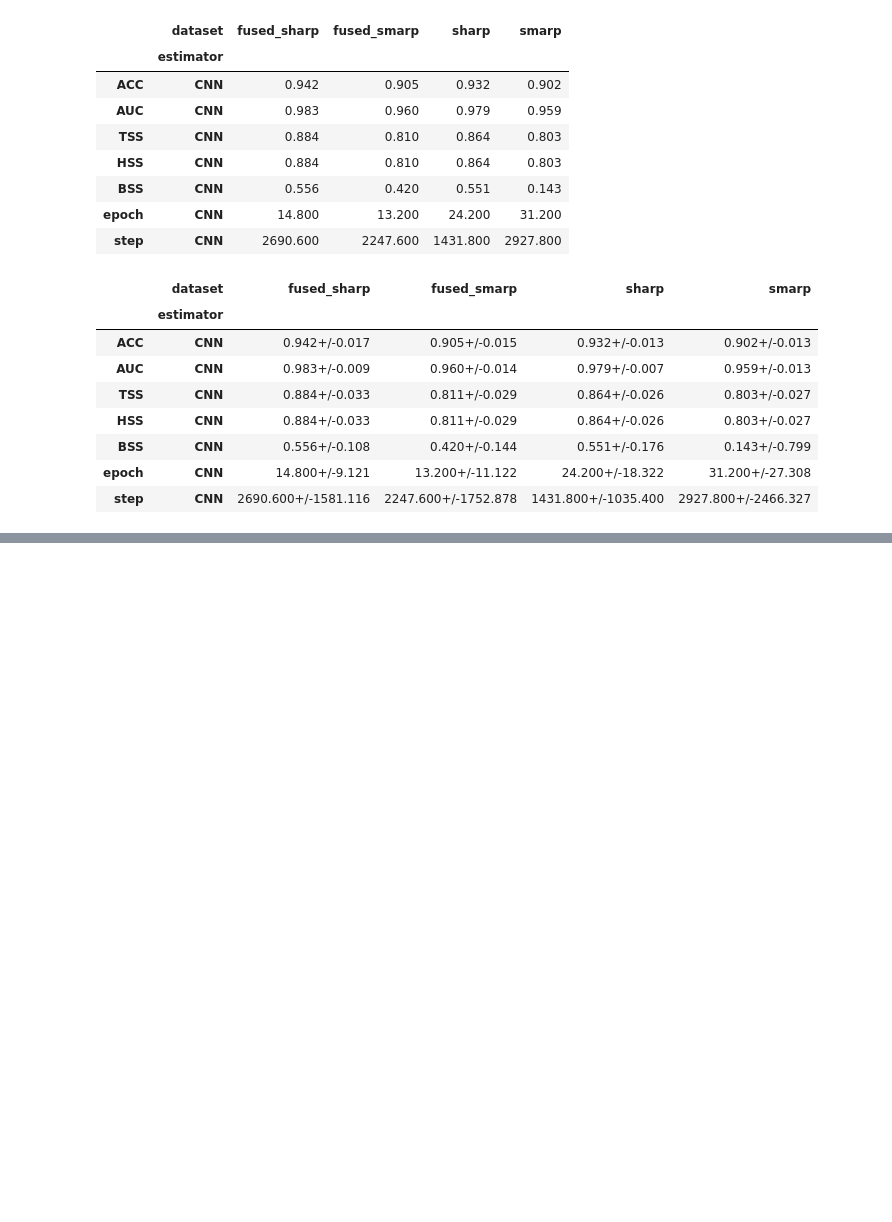
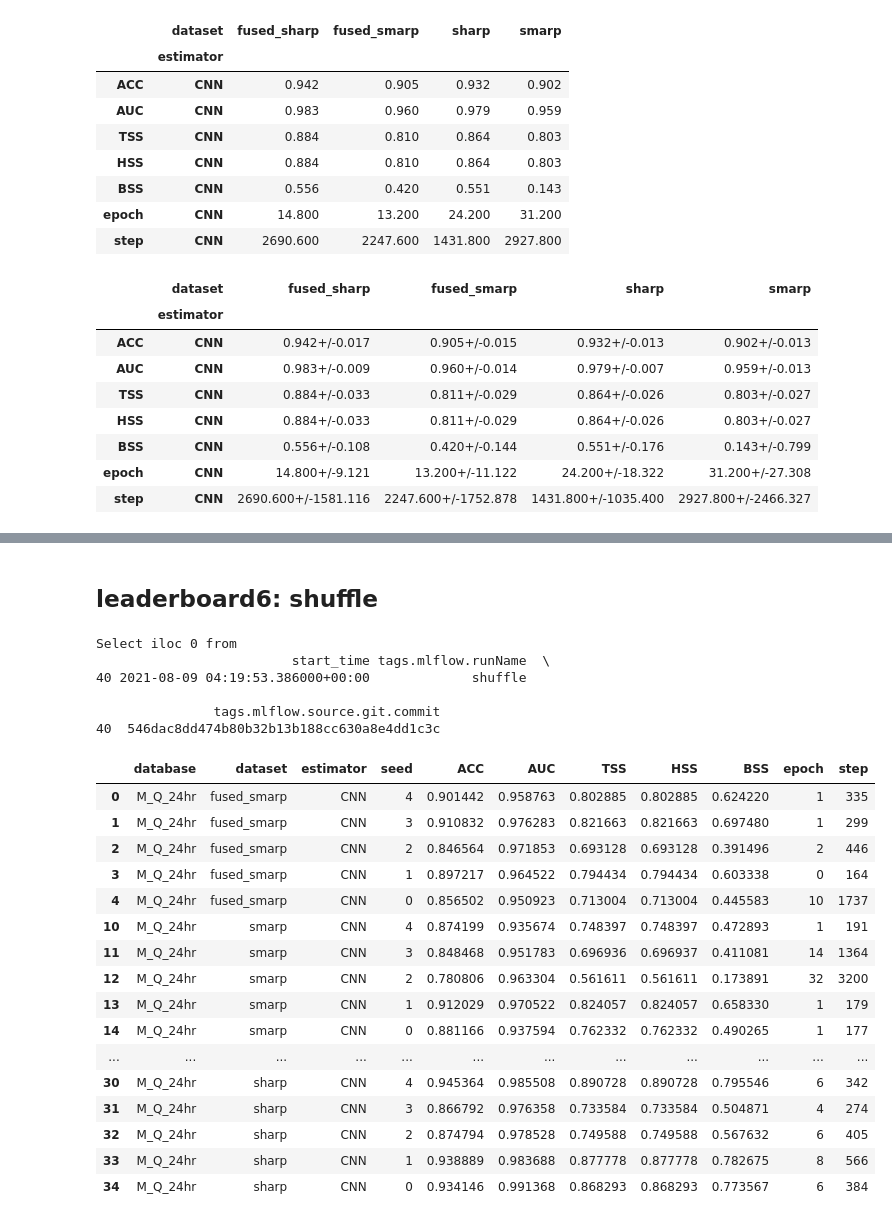
Before and after one commit to ZeyuSun/flare-prediction-smarp, a Jupyter notebook: notebooks/mlflow_results.ipynb, the cells around one changed output, grey strips where cells are left out. Saved outputs shown, nothing was run; the diff lists cells and outputs as text; code cells hidden in the pictures; blank space fills up the shorter version.

Commit message:
Add mlflow results for debug_cnn: shuffle

```diff
--- a/notebooks/mlflow_results.ipynb
+++ b/notebooks/mlflow_results.ipynb
@@ -1221,0 +1233,48 @@ dirs_combined = ','.join([dirs, dirs_new])
+# %% [markdown]
+## leaderboard6: shuffle
+# %%
+columns = {
+    'tags.database_name': 'database',
+    'tags.dataset_name': 'dataset',
+    'tags.estimator_name': 'estimator',
+    'params.DATA.SEED': 'seed',
+    'metrics.test/accuracy': 'ACC',
+    'metrics.test/auc': 'AUC',
+    'metrics.test/tss': 'TSS',
+    'metrics.test/hss2': 'HSS',
+    'metrics.test/bss': 'BSS',
+}
+rows = {}
+runs_raw = retrieve('leaderboard6', 'shuffle') #, p=0)
+
+# Select only CNN for comparison with 'leaderboard3: CNN_more_epochs'
+runs_raw = runs_raw[runs_raw['tags.estimator_name'] == 'CNN']
+
+runs = select(runs_raw, columns, rows)
+ckpt = runs_raw['tags.checkpoint'].str.extract(r'epoch=(?P<epoch>[0-9]+)-step=(?P<step>[0-9]+)').astype(int)
+runs = pd.concat((runs, ckpt), axis=1)
+runs.style.background_gradient(axis=0)
+# %% [output]
+Select iloc 0 from
+                         start_time tags.mlflow.runName  \
+40 2021-08-09 04:19:53.386000+00:00             shuffle
+
+               tags.mlflow.source.git.commit
+40  546dac8dd474b80b32b13b188cc630a8e4dd1c3c
+|  | database | dataset | estimator | seed | ACC | AUC | TSS | HSS | BSS | epoch | step |
+| 0 | M_Q_24hr | fused_smarp | CNN | 4 | 0.901442 | 0.958763 | 0.802885 | 0.802885 | 0.624220 | 1 | 335 |
+| 1 | M_Q_24hr | fused_smarp | CNN | 3 | 0.910832 | 0.976283 | 0.821663 | 0.821663 | 0.697480 | 1 | 299 |
+| 2 | M_Q_24hr | fused_smarp | CNN | 2 | 0.846564 | 0.971853 | 0.693128 | 0.693128 | 0.391496 | 2 | 446 |
+| 3 | M_Q_24hr | fused_smarp | CNN | 1 | 0.897217 | 0.964522 | 0.794434 | 0.794434 | 0.603338 | 0 | 164 |
+| 4 | M_Q_24hr | fused_smarp | CNN | 0 | 0.856502 | 0.950923 | 0.713004 | 0.713004 | 0.445583 | 10 | 1737 |
+| 10 | M_Q_24hr | smarp | CNN | 4 | 0.874199 | 0.935674 | 0.748397 | 0.748397 | 0.472893 | 1 | 191 |
+| 11 | M_Q_24hr | smarp | CNN | 3 | 0.848468 | 0.951783 | 0.696936 | 0.696937 | 0.411081 | 14 | 1364 |
+| 12 | M_Q_24hr | smarp | CNN | 2 | 0.780806 | 0.963304 | 0.561611 | 0.561611 | 0.173891 | 32 | 3200 |
+| 13 | M_Q_24hr | smarp | CNN | 1 | 0.912029 | 0.970522 | 0.824057 | 0.824057 | 0.658330 | 1 | 179 |
+| 14 | M_Q_24hr | smarp | CNN | 0 | 0.881166 | 0.937594 | 0.762332 | 0.762332 | 0.490265 | 1 | 177 |
+| ... | ... | ... | ... | ... | ... | ... | ... | ... | ... | ... | ... |
+| 30 | M_Q_24hr | sharp | CNN | 4 | 0.945364 | 0.985508 | 0.890728 | 0.890728 | 0.795546 | 6 | 342 |
+| 31 | M_Q_24hr | sharp | CNN | 3 | 0.866792 | 0.976358 | 0.733584 | 0.733584 | 0.504871 | 4 | 274 |
+| 32 | M_Q_24hr | sharp | CNN | 2 | 0.874794 | 0.978528 | 0.749588 | 0.749588 | 0.567632 | 6 | 405 |
+| 33 | M_Q_24hr | sharp | CNN | 1 | 0.938889 | 0.983688 | 0.877778 | 0.877778 | 0.782675 | 8 | 566 |
+| 34 | M_Q_24hr | sharp | CNN | 0 | 0.934146 | 0.991368 | 0.868293 | 0.868293 | 0.773567 | 6 | 384 |
```
Also changed, not shown: parts of 5 cells of this notebook.
